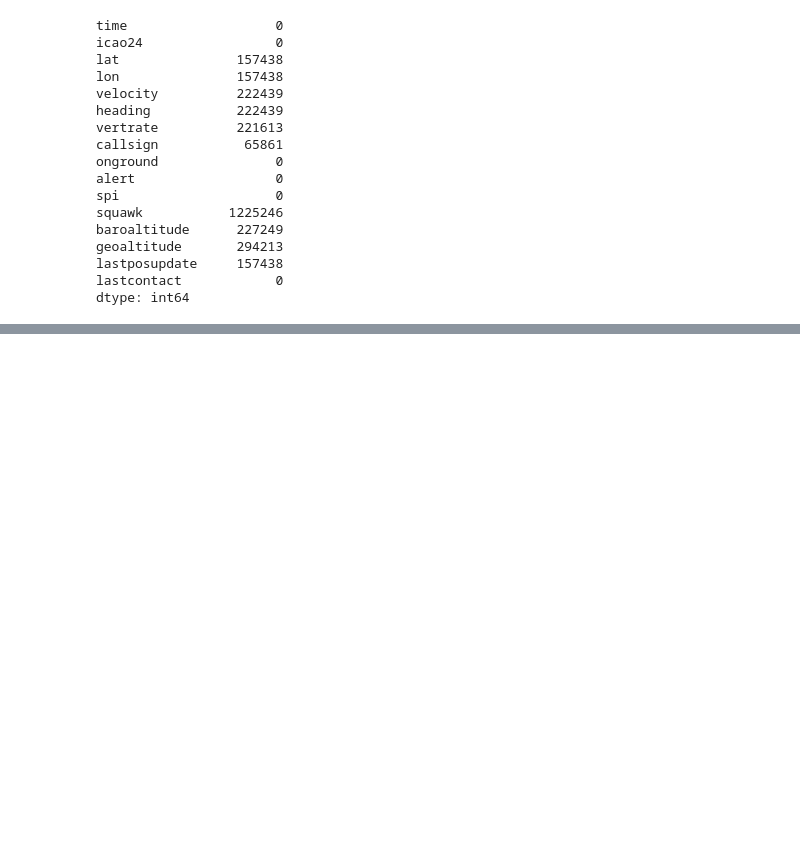
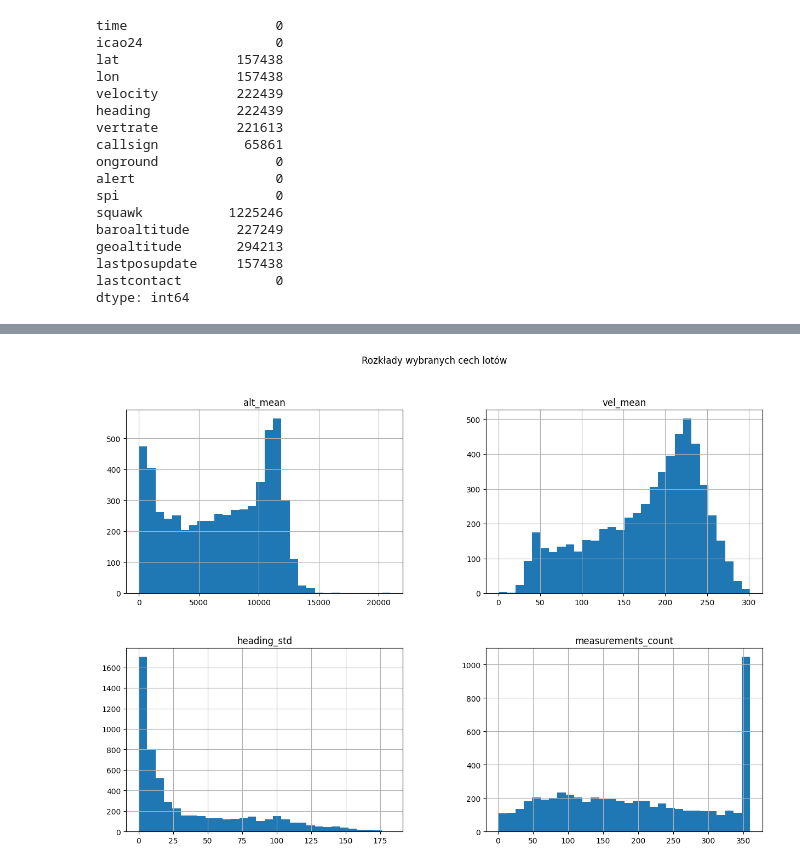
Before and after one commit to krzkapera/wdzd, a Jupyter notebook: src/lol.ipynb, the cells around one changed output, grey strips where cells are left out. Cells and saved outputs as stored; diff of their text form; code cells hidden in the pictures; blank space fills up the shorter version.

```diff
--- a/src/lol.ipynb
+++ b/src/lol.ipynb
@@ -154,0 +179,35 @@ Iteration 750 (50 iterations in 2.96 seconds), cost 1.016021
+# %%
+import numpy as np
+
+flights_df = df.groupby(["icao24", "callsign"]).agg(
+    alt_mean=("geoaltitude", "mean"),
+    alt_max=("geoaltitude", "max"),
+    alt_min=("geoaltitude", "min"),
+    alt_std=("geoaltitude", "std"),
+    alt_range=("geoaltitude", np.ptp),
+    #
+    vel_mean=("velocity", "mean"),
+    vel_max=("velocity", "max"),
+    vel_std=("velocity", "std"),
+    #
+    vert_mean=("vertrate", "mean"),
+    vert_max=("vertrate", "max"),
+    vert_min=("vertrate", "min"),
+    vert_std=("vertrate", "std"),
+    #
+    heading_mean=("heading", "mean"),
+    heading_std=("heading", "std"),
+    #
+    lat_range=("lat", np.ptp),
+    lon_range=("lon", np.ptp),
+    #
+    measurements_count=("time", "count"),
+    time_span=("time", np.ptp),
+)
+flights_df.reset_index(inplace=True)
+flights_df["flight_id"] = flights_df["icao24"] + "/" + flights_df["callsign"]
+flights_df.drop(columns=["icao24", "callsign"], inplace=True)
+flights_df.set_index("flight_id", inplace=True)
+flights_df.fillna(0, inplace=True)
+
+flights_df
@@ -154,0 +241,10 @@ Iteration 750 (50 iterations in 2.96 seconds), cost 1.016021
+# %%
+import seaborn as sns
+import matplotlib.pyplot as plt
+
+cols_to_plot = ["alt_mean", "vel_mean", "heading_std", "measurements_count"]
+flights_df[cols_to_plot].hist(bins=30, figsize=(15, 10))
+plt.suptitle("Rozkłady wybranych cech lotów")
+plt.show()
+# %% [output]
+[figure, added]
```
Also changed, not shown: parts of 15 cells of this notebook, 2 other files.
